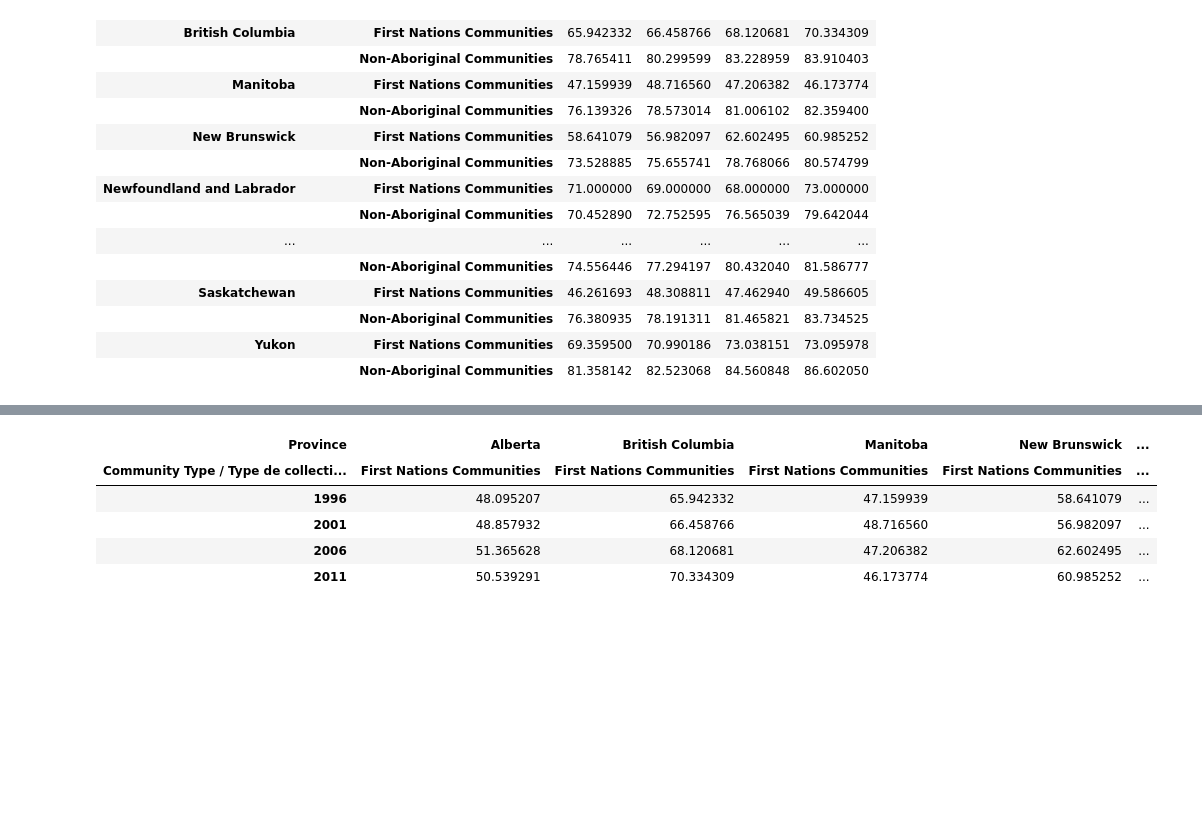
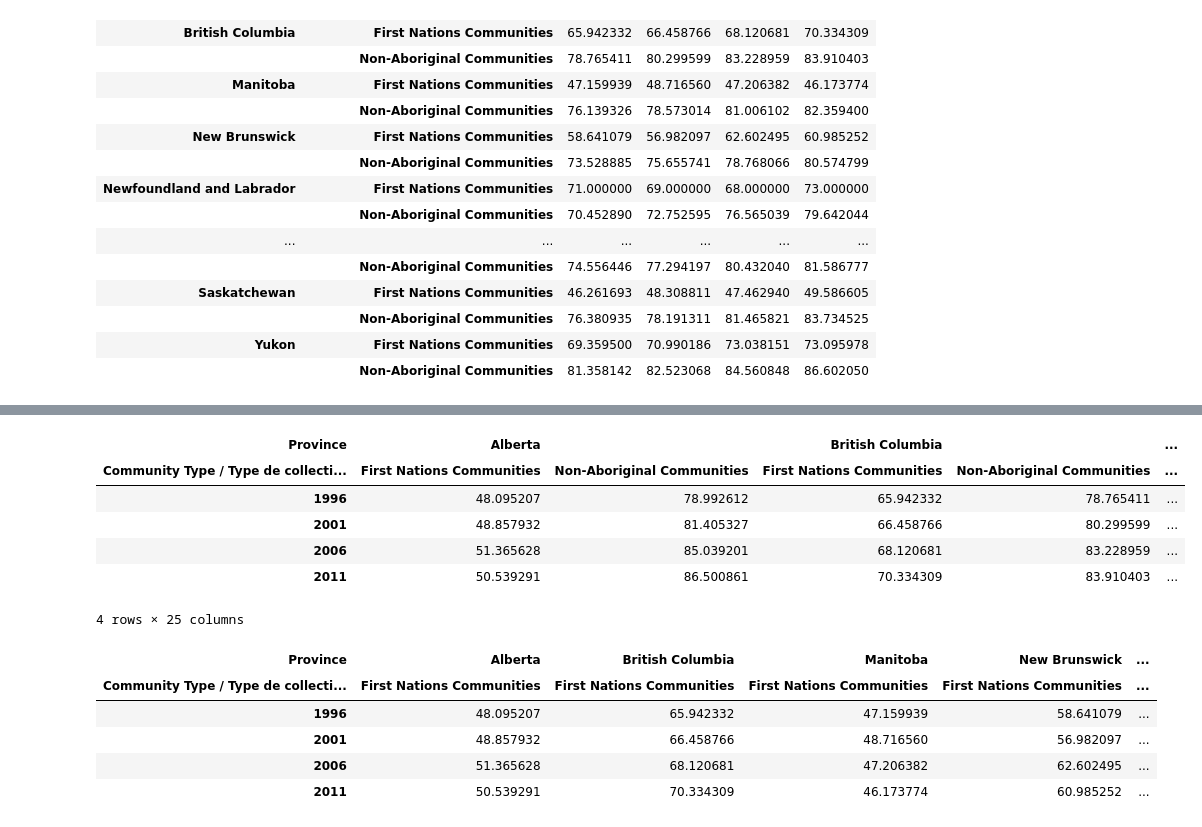
Before and after one commit to elsantonato/07-Project-1, a Jupyter notebook: Pandas/Census_cwb_csv_provinces_1996_2011.ipynb, the cells around one changed output, grey strips where cells are left out. Saved outputs shown, nothing was run; the diff lists cells and outputs as text; code cells hidden in the pictures; blank space fills up the shorter version.

```diff
--- a/Pandas/Census_cwb_csv_provinces_1996_2011.ipynb
+++ b/Pandas/Census_cwb_csv_provinces_1996_2011.ipynb
@@ -330,5 +330,14 @@ for province in list(PC_df["Province"]):
 # %%
 transposed_main_df = CWB_province_rename.transpose()
+transposed_main_df
+# %% [output]
+| Province | Alberta |  | British Columbia |  | ... |
+| Community Type / Type de collecti... | First Nations Communities | Non-Aboriginal Communities | First Nations Communities | Non-Aboriginal Communities | ... |
+| 1996 | 48.095207 | 78.992612 | 65.942332 | 78.765411 | ... |
+| 2001 | 48.857932 | 81.405327 | 66.458766 | 80.299599 | ... |
+| 2006 | 51.365628 | 85.039201 | 68.120681 | 83.228959 | ... |
+| 2011 | 50.539291 | 86.500861 | 70.334309 | 83.910403 | ... |
+4 rows × 25 columns
 # %%
 FN_CWB_df=transposed_main_df.loc[:, (slice(None), 'First Nations Communities')]
 FN_CWB_df
```
Also changed, not shown: parts of 2 cells of this notebook, 15 other files.
